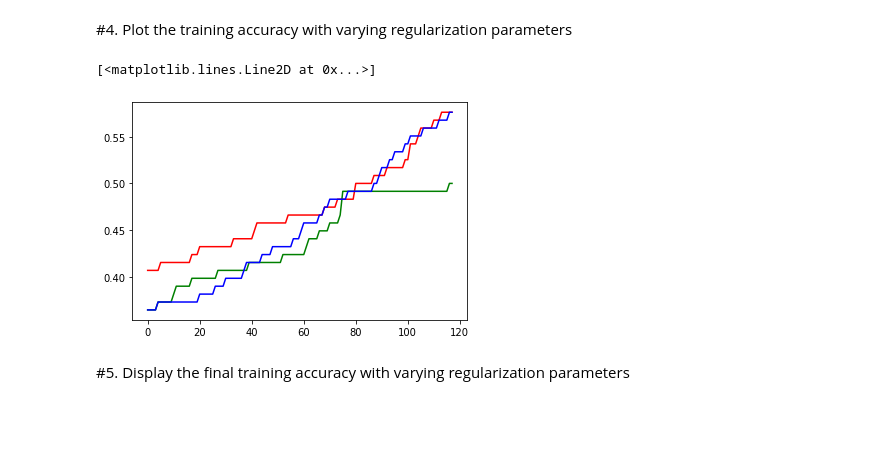
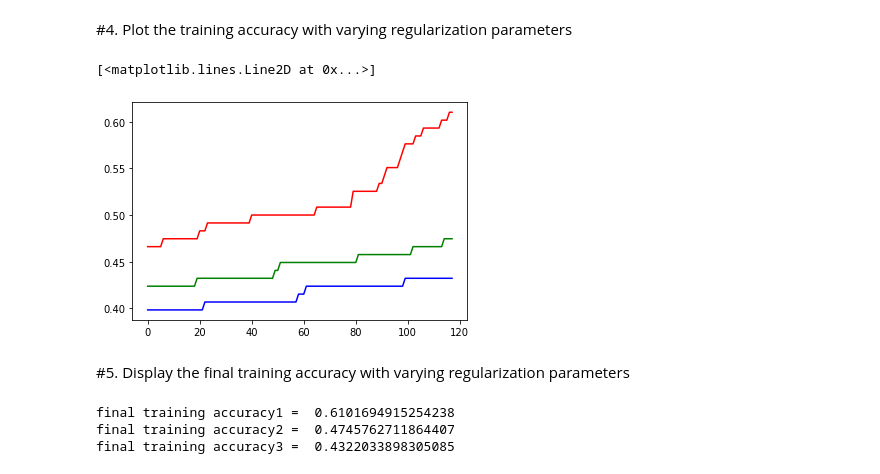
Before and after one commit to seyoung911/ClearWater, a Jupyter notebook: Assignment07.ipynb, the cells around one changed output. Cells and saved outputs as stored; diff of their text form; code cells hidden in the pictures; blank space fills up the shorter version.

Commit message:
training accuracy /final decision

```diff
--- a/Assignment07.ipynb
+++ b/Assignment07.ipynb
@@ -266,12 +240,20 @@ lambda3 =  0.1
 # %% [markdown]
 #4. Plot the training accuracy with varying regularization parameters
 # %%
-plt.figure()#************************sorted 지우기********************************************************************
-plt.plot([i for i in range(len(training_accuracy_1))], training_accuracy_1, color='red')
-plt.plot([i for i in range(len(training_accuracy_2))], training_accuracy_2, color='green')
-plt.plot([i for i in range(len(training_accuracy_3))], training_accuracy_3, color='blue')
+plt.figure()
+plt.plot([i for i in range(len(training_accuracy_1))], sorted(training_accuracy_1), color='red')
+plt.plot([i for i in range(len(training_accuracy_2))], sorted(training_accuracy_2), color='green')
+plt.plot([i for i in range(len(training_accuracy_3))], sorted(training_accuracy_3), color='blue')
 # %% [output]
 [<matplotlib.lines.Line2D at 0x...>]
-[figure, old version]
+[figure, new version]
 # %% [markdown]
 #5. Display the final training accuracy with varying regularization parameters
+# %%
+print ('final training accuracy1 =','\033[31m', max(training_accuracy_1),'\033[0m' )
+print ('final training accuracy2 =','\033[32m',  max(training_accuracy_2),'\033[0m' )
+print ('final training accuracy3 =','\033[34m',  max(training_accuracy_3),'\033[0m' )
+# %% [output]
+final training accuracy1 =  0.6101694915254238
+final training accuracy2 =  0.4745762711864407
+final training accuracy3 =  0.4322033898305085
```
Also changed, not shown: parts of 9 cells of this notebook.
